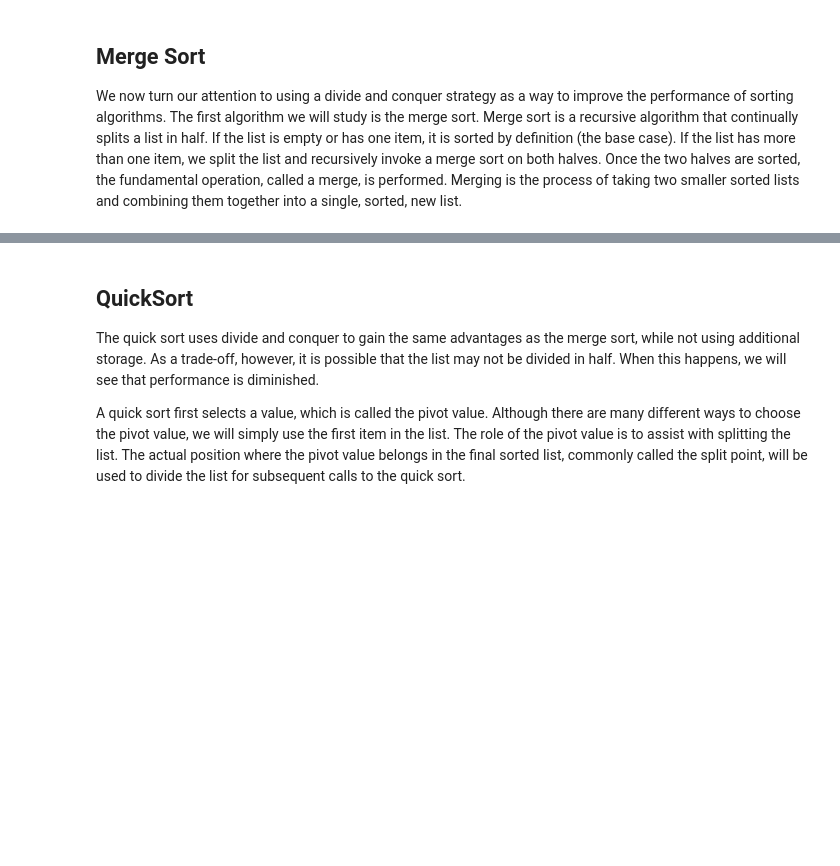
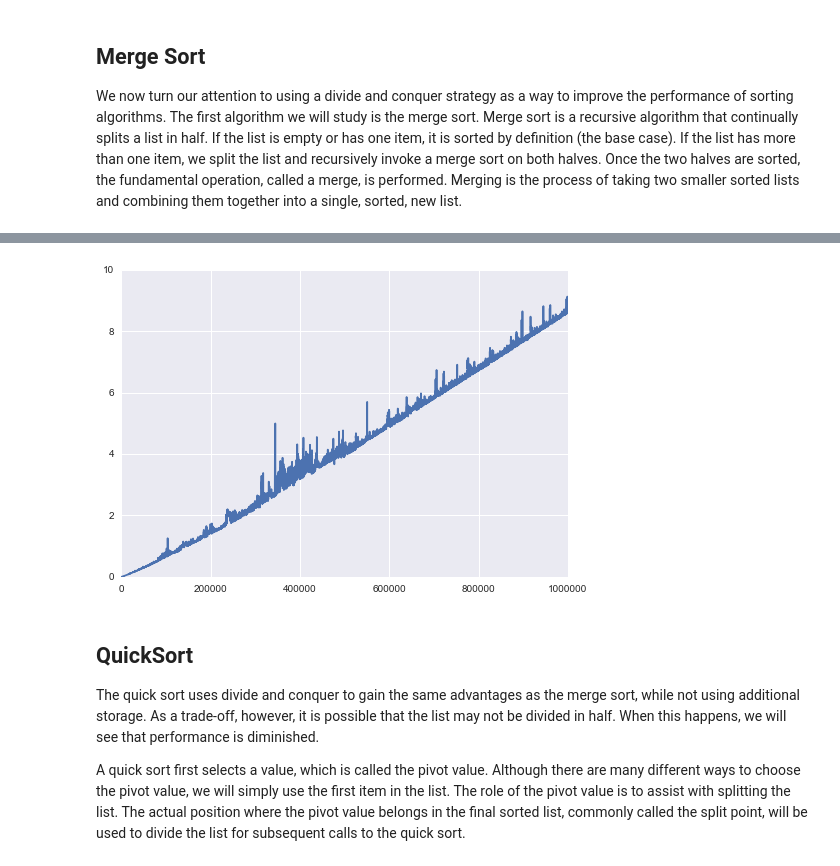
Before and after one commit to bnmnetp/CS160, a Jupyter notebook: 11_Sorting/SortCompare.ipynb, the cells around one changed output, grey strips where cells are left out. Drawn from its saved outputs; the diff is of its cells as text; code cells hidden in the pictures; blank space fills up the shorter version.

Commit message:
add graphs for merge and quick

```diff
--- a/11_Sorting/SortCompare.ipynb
+++ b/11_Sorting/SortCompare.ipynb
@@ -35,6 +37,8 @@ def sortGrapher(sortfn):
         elapsed = end - start
         #print("{}\t{}".format(size,elapsed))
         timelist.append(elapsed)
+        if size % 100000 == 0:
+            print("progress {}".format(size))
         if elapsed > 120:
             break
     plt.plot(sizes[:len(timelist)],timelist)
@@ -185,3 +199,7 @@ print(alist)
+# %%
+mergetime = sortGrapher(mergeSort)
+# %% [output]
+[figure, added]
 # %% [markdown]
 ## QuickSort
 
```
Also changed, not shown: parts of 11 cells of this notebook, 2 other files.
